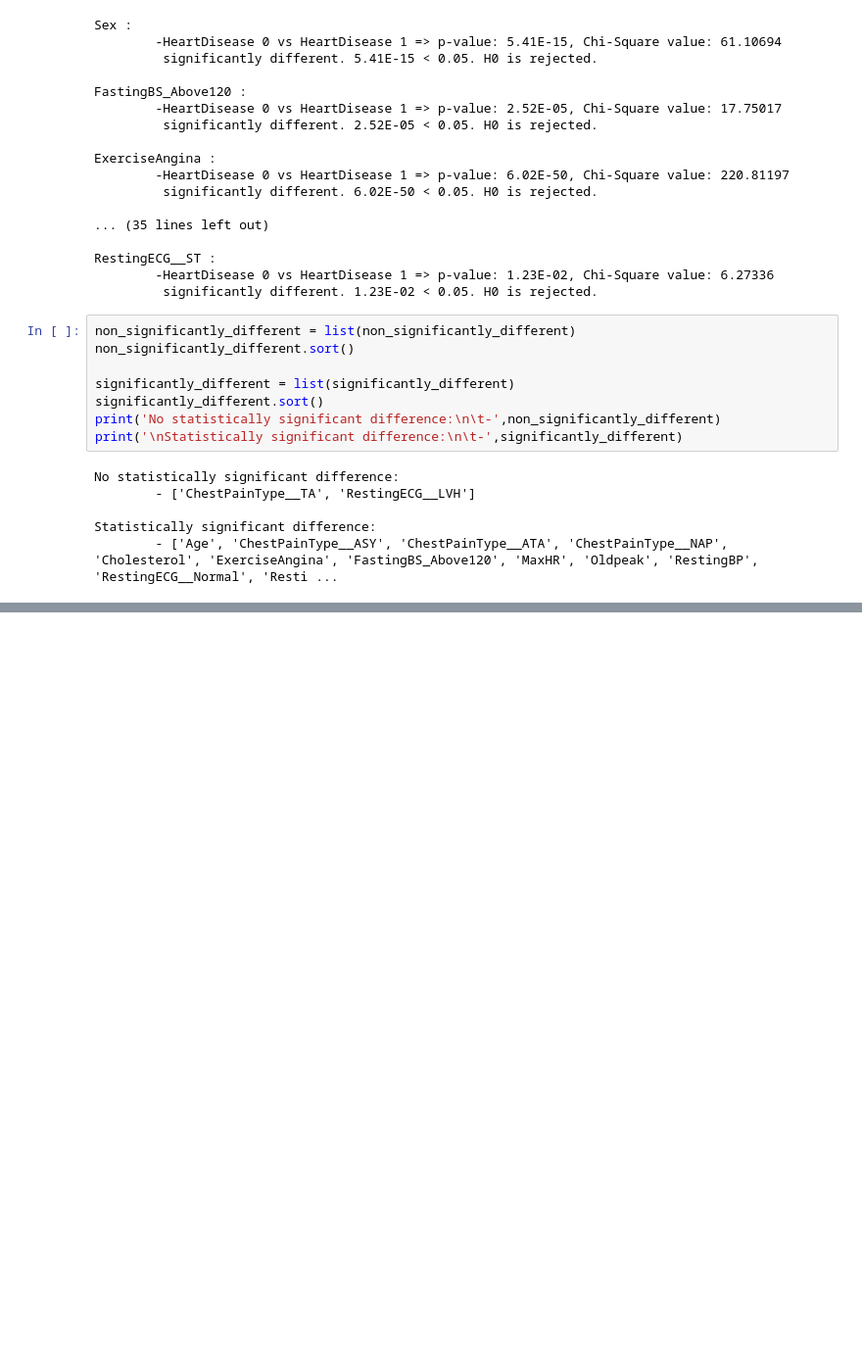
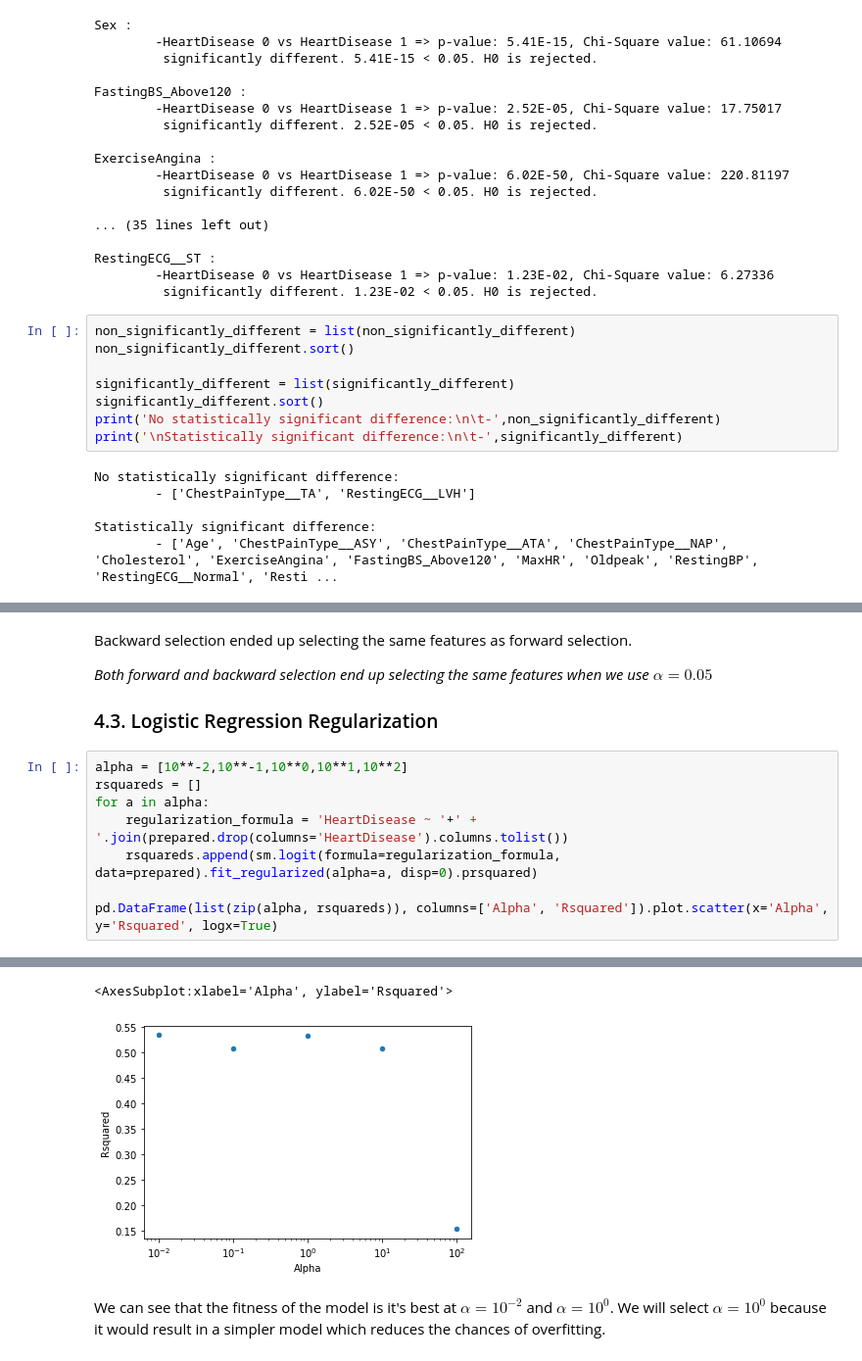
Before and after one commit to EmeryK-1/DataMadness, a Jupyter notebook: Commented_Analysis.ipynb, the cells around one changed output, grey strips where cells are left out. Shown: that part at 98% size. Cells and saved outputs as stored; diff of their text form; blank space fills up the shorter version.

```diff
--- a/Commented_EDA.ipynb
+++ b/Commented_Analysis.ipynb
@@ -429,0 +480,15 @@ A ChestPainType of TA and a RestingECG of LVH seem to have no effect on predicti
+# %% [markdown]
+Backward selection ended up selecting the same features as forward selection.
+
+*Both forward and backward selection end up selecting the same features when we use $\alpha=0.05$*
+
+### 4.3. Logistic Regression Regularization
+# %%
+alpha = [10**-2,10**-1,10**0,10**1,10**2]
+rsquareds = []
+for a in alpha:
+    regularization_formula = 'HeartDisease ~ '+' + '.join(prepared.drop(columns='HeartDisease').columns.tolist())
+    rsquareds.append(sm.logit(formula=regularization_formula, data=prepared).fit_regularized(alpha=a, disp=0).prsquared)
+
+pd.DataFrame(list(zip(alpha, rsquareds)), columns=['Alpha', 'Rsquared']).plot.scatter(x='Alpha', y='Rsquared', logx=True)
+# %% [output]
@@ -429,0 +497,4 @@ A ChestPainType of TA and a RestingECG of LVH seem to have no effect on predicti
+<AxesSubplot:xlabel='Alpha', ylabel='Rsquared'>
+[figure, added]
+# %% [markdown]
+We can see that the fitness of the model is it's best at $\alpha = 10^{-2}$ and $\alpha=10^0$. We will select $\alpha=10^0$ because it would result in a simpler model which reduces the chances of overfitting.
```
Also changed, not shown: parts of 24 cells of this notebook.
